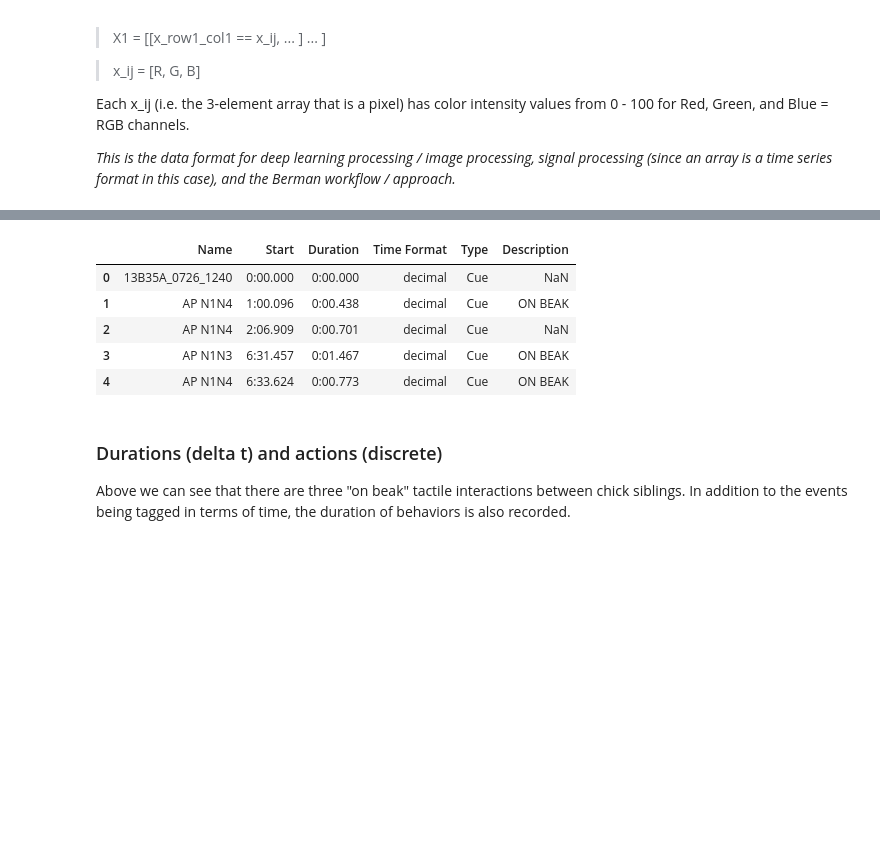
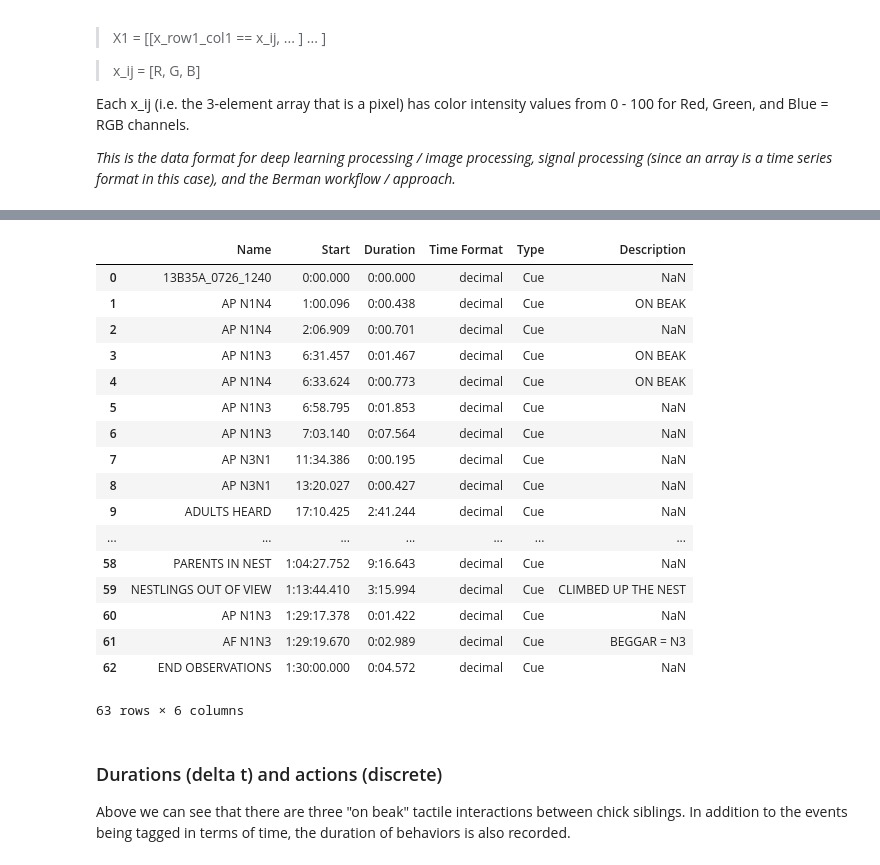
Before and after one commit to Thru-Echoes/c2cmap, a Jupyter notebook: explore_tactile_data.ipynb, the cells around one changed output, grey strips where cells are left out. Drawn from its saved outputs; the diff is of its cells as text; code cells hidden in the pictures; blank space fills up the shorter version.

Commit message:
Fix csv location and display two days data

```diff
--- a/explore_tactile_data.ipynb
+++ b/explore_tactile_data.ipynb
@@ -42,15 +78,27 @@ from sklearn.cluster import KMeans
 # %%
-## Explore CSV of single day data
+## Explore CSV of single day data (July 26)
 
-data = pd.read_table("../csvdata/13B35A_0726_1240.csv")
-data.head()
+nest13B35A_0726 = pd.read_table("csvdata/nest13B35A/13B35A_0726_1240.csv")
+nest13B35A_0726
 # %% [output]
 |  | Name | Start | Duration | Time Format | Type | Description |
 | 0 | 13B35A_0726_1240 | 0:00.000 | 0:00.000 | decimal | Cue | NaN |
 | 1 | AP N1N4 | 1:00.096 | 0:00.438 | decimal | Cue | ON BEAK |
 | 2 | AP N1N4 | 2:06.909 | 0:00.701 | decimal | Cue | NaN |
 | 3 | AP N1N3 | 6:31.457 | 0:01.467 | decimal | Cue | ON BEAK |
 | 4 | AP N1N4 | 6:33.624 | 0:00.773 | decimal | Cue | ON BEAK |
+| 5 | AP N1N3 | 6:58.795 | 0:01.853 | decimal | Cue | NaN |
+| 6 | AP N1N3 | 7:03.140 | 0:07.564 | decimal | Cue | NaN |
+| 7 | AP N3N1 | 11:34.386 | 0:00.195 | decimal | Cue | NaN |
+| 8 | AP N3N1 | 13:20.027 | 0:00.427 | decimal | Cue | NaN |
+| 9 | ADULTS HEARD | 17:10.425 | 2:41.244 | decimal | Cue | NaN |
+| ... | ... | ... | ... | ... | ... | ... |
+| 58 | PARENTS IN NEST | 1:04:27.752 | 9:16.643 | decimal | Cue | NaN |
+| 59 | NESTLINGS OUT OF VIEW | 1:13:44.410 | 3:15.994 | decimal | Cue | CLIMBED UP THE NEST |
+| 60 | AP N1N3 | 1:29:17.378 | 0:01.422 | decimal | Cue | NaN |
+| 61 | AF N1N3 | 1:29:19.670 | 0:02.989 | decimal | Cue | BEGGAR = N3 |
+| 62 | END OBSERVATIONS | 1:30:00.000 | 0:04.572 | decimal | Cue | NaN |
+63 rows × 6 columns
 # %% [markdown]
 ### Durations (delta t) and actions (discrete)
 
```
Also changed, not shown: parts of 2 cells of this notebook.
